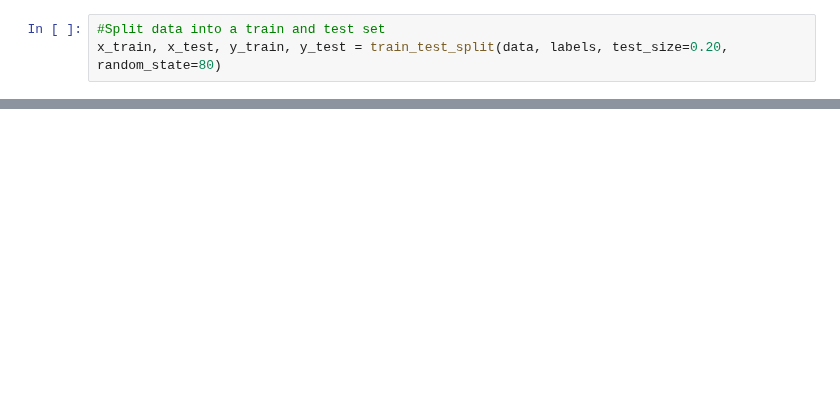
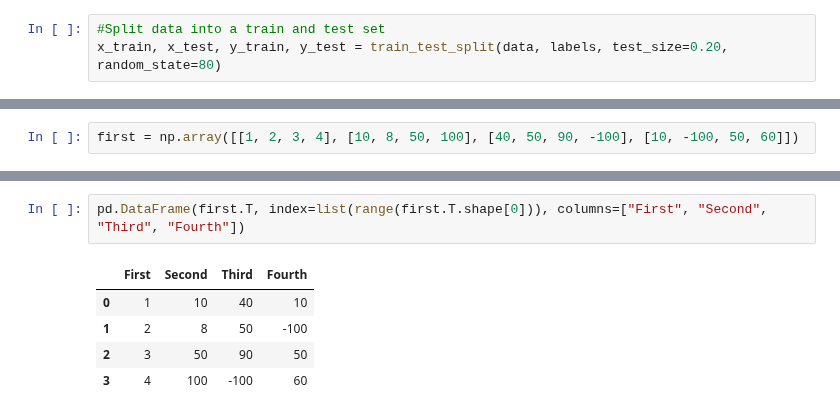
Before and after one commit to LiZoMark841619/Machine_learning, a Jupyter notebook: Decision_tree/learning_script_project.ipynb, the cells around one changed output, grey strips where cells are left out. Saved outputs shown, nothing was run; the diff lists cells and outputs as text; blank space fills up the shorter version.

```diff
--- a/Decision_tree/learning_script_project.ipynb
+++ b/Decision_tree/learning_script_project.ipynb
@@ -163,0 +243,2 @@ plt.clf()
+# %%
+first = np.array([[1, 2, 3, 4], [10, 8, 50, 100], [40, 50, 90, -100], [10, -100, 50, 60]])
@@ -163,0 +259,8 @@ plt.clf()
+# %%
+pd.DataFrame(first.T, index=list(range(first.T.shape[0])), columns=["First", "Second", "Third", "Fourth"])
+# %% [output]
+|  | First | Second | Third | Fourth |
+| 0 | 1 | 10 | 40 | 10 |
+| 1 | 2 | 8 | 50 | -100 |
+| 2 | 3 | 50 | 90 | 50 |
+| 3 | 4 | 100 | -100 | 60 |
```
Also changed, not shown: parts of 15 cells of this notebook, 3 other files.
